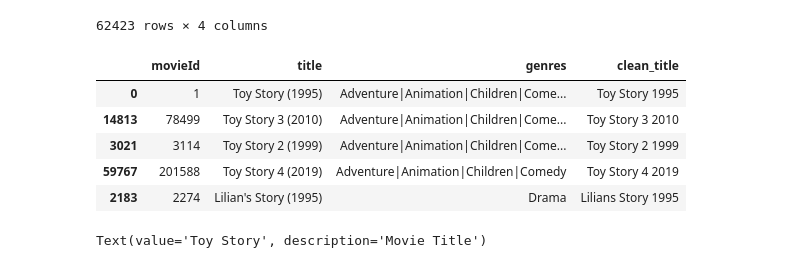
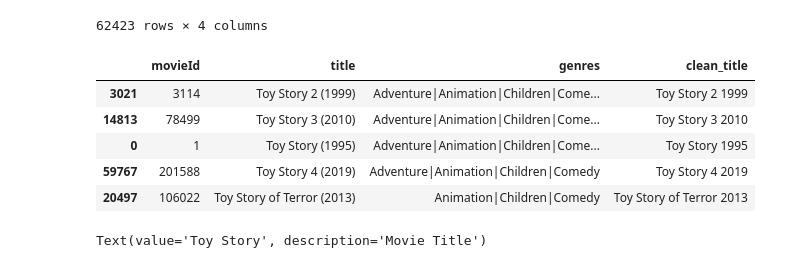
Before and after one commit to Aifedayo/Movie-Recommendation-System-Project, a Jupyter notebook: src/notebook/movies_analysis.ipynb, the cells around one changed output. Drawn from its saved outputs; the diff is of its cells as text; code cells hidden in the pictures.

```diff
--- a/src/notebook/movies_analysis.ipynb
+++ b/src/notebook/movies_analysis.ipynb
@@ -95,15 +95,15 @@ def search(title):
     results = movies_df.iloc[indices][::-1]
     return results
 # %%
-title = 'Toy Story 1995'
+title = 'Toy Story'
 search(title)
 # %% [output]
 |  | movieId | title | genres | clean_title |
+| 3021 | 3114 | Toy Story 2 (1999) | Adventure|Animation|Children|Come... | Toy Story 2 1999 |
+| 14813 | 78499 | Toy Story 3 (2010) | Adventure|Animation|Children|Come... | Toy Story 3 2010 |
 | 0 | 1 | Toy Story (1995) | Adventure|Animation|Children|Come... | Toy Story 1995 |
-| 14813 | 78499 | Toy Story 3 (2010) | Adventure|Animation|Children|Come... | Toy Story 3 2010 |
-| 3021 | 3114 | Toy Story 2 (1999) | Adventure|Animation|Children|Come... | Toy Story 2 1999 |
 | 59767 | 201588 | Toy Story 4 (2019) | Adventure|Animation|Children|Comedy | Toy Story 4 2019 |
-| 2183 | 2274 | Lilian's Story (1995) | Drama | Lilians Story 1995 |
+| 20497 | 106022 | Toy Story of Terror (2013) | Animation|Children|Comedy | Toy Story of Terror 2013 |
 # %%
 movie_input = widgets.Text(
     value='Toy Story',
```
